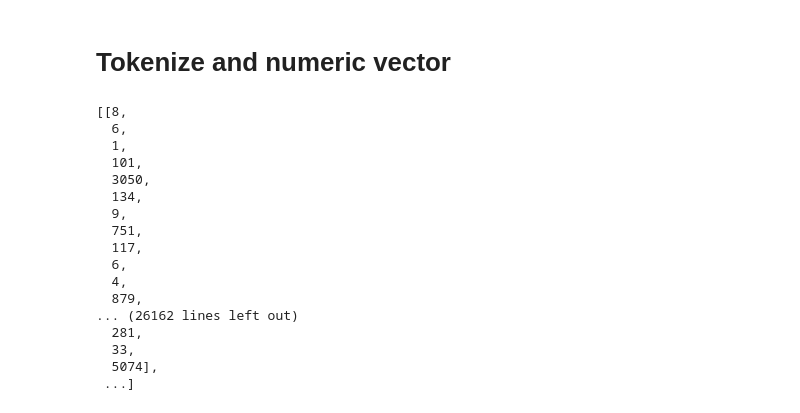
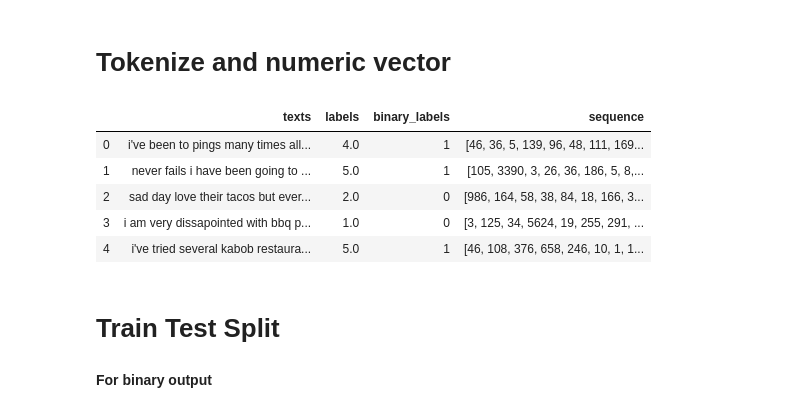
Before and after one commit to esmondhkchu/bayarea_business, a Jupyter notebook: data_analysis/NLP_model.ipynb, the cells around one changed output. Saved outputs shown, nothing was run; the diff lists cells and outputs as text; code cells hidden in the pictures.

```diff
--- a/data_analysis/NLP_model.ipynb
+++ b/data_analysis/NLP_model.ipynb
@@ -44,7 +49,7 @@ texts = [' '.join(i) for i in texts]
 labels = all_reviews['rating'].values
 binary_labels = [0 if i <= 3 else 1 for i in labels]
 # %%
-texts_labels = pd.DataFrame({'texts':texts, 'labels':labels, 'three_labels':three_labels})
+texts_labels = pd.DataFrame({'texts':texts, 'labels':labels, 'binary_labels':binary_labels})
 texts_labels = texts_labels.sample(frac=1).reset_index(drop=True)
 # %% [markdown]
 # Tokenize and numeric vector
@@ -52,26 +57,19 @@ texts_labels = texts_labels.sample(frac=1).reset_index(drop=True)
 from keras.preprocessing.text import Tokenizer
 # %%
 tokenizer = Tokenizer(num_words=10000)
-tokenizer.fit_on_texts(texts)
+tokenizer.fit_on_texts(texts_labels.texts.values)
 # %%
-sequences = tokenizer.texts_to_sequences(texts)
+sequences = tokenizer.texts_to_sequences(texts_labels.texts.values)
-# %%
-sequences
-# %% [output]
-[[8,
-  6,
-  1,
-  101,
-  3050,
-  134,
-  9,
-  751,
-  117,
-  6,
-  4,
-  879,
-... (26162 lines left out)
-  281,
-  33,
-  5074],
- ...]
+# %%
+texts_labels['sequence'] = sequences
+# %%
+texts_labels.head()
+# %% [output]
+|  | texts | labels | binary_labels | sequence |
+| 0 | i've been to pings many times all... | 4.0 | 1 | [46, 36, 5, 139, 96, 48, 111, 169... |
+| 1 | never fails i have been going to ... | 5.0 | 1 | [105, 3390, 3, 26, 36, 186, 5, 8,... |
+| 2 | sad day love their tacos but ever... | 2.0 | 0 | [986, 164, 58, 38, 84, 18, 166, 3... |
+| 3 | i am very dissapointed with bbq p... | 1.0 | 0 | [3, 125, 34, 5624, 19, 255, 291, ... |
+| 4 | i've tried several kabob restaura... | 5.0 | 1 | [46, 108, 376, 658, 246, 10, 1, 1... |
+# %% [markdown]
+# Train Test Split
@@ -77,0 +85,2 @@ sequences
+# %% [markdown]
+__For binary output__
```
Also changed, not shown: parts of 39 cells of this notebook.
